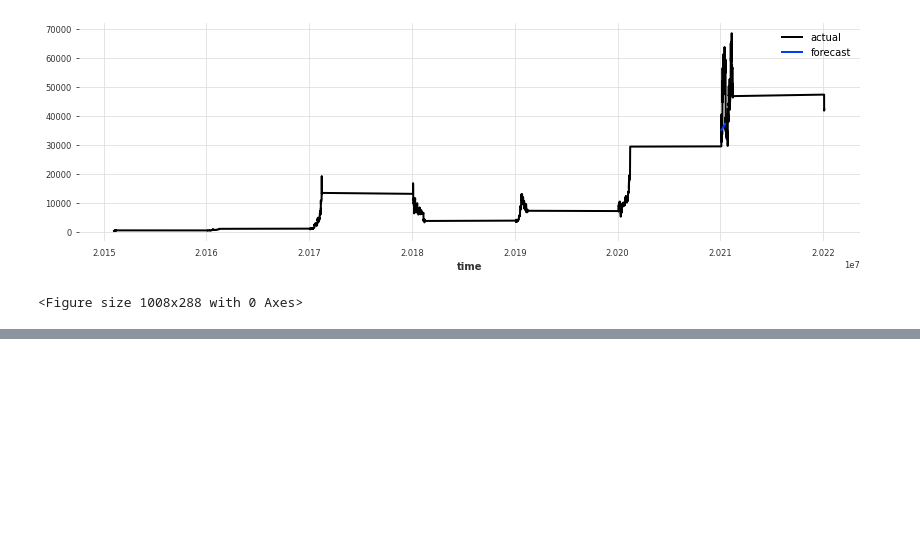
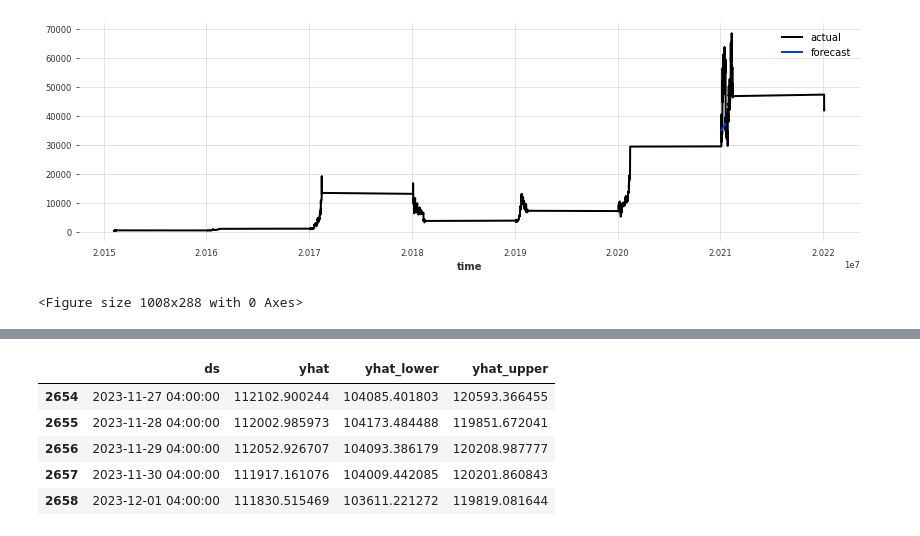
Before and after one commit to JonathanSuryadiputra/datascience-ca1, a Jupyter notebook: chiieong/CA.ipynb, the cells around one changed output, grey strips where cells are left out. Saved outputs shown, nothing was run; the diff lists cells and outputs as text; code cells hidden in the pictures; blank space fills up the shorter version.

```diff
--- a/chiieong/CA.ipynb
+++ b/chiieong/CA.ipynb
@@ -120,4 +109,4 @@ plt.show()
 # %%
-df = pd.read_csv("gemini_BTCUSD_day.csv", index_col='Date', parse_dates=['Date'], usecols = ['Date','Close'])
+df = pd.read_csv("gemini_BTCUSD_day.csv", usecols = ['Date','Close'])
 # %%
 df = df[::-1]
@@ -186,0 +160,10 @@ Name: Close, dtype: float64
+# %%
+forecast = m.predict(future)
+forecast[['ds', 'yhat', 'yhat_lower', 'yhat_upper']].tail()
+# %% [output]
+|  | ds | yhat | yhat_lower | yhat_upper |
+| 2654 | 2023-11-27 04:00:00 | 112102.900244 | 104085.401803 | 120593.366455 |
+| 2655 | 2023-11-28 04:00:00 | 112002.985973 | 104173.484488 | 119851.672041 |
+| 2656 | 2023-11-29 04:00:00 | 112052.926707 | 104093.386179 | 120208.987777 |
+| 2657 | 2023-11-30 04:00:00 | 111917.161076 | 104009.442085 | 120201.860843 |
+| 2658 | 2023-12-01 04:00:00 | 111830.515469 | 103611.221272 | 119819.081644 |
```
Also changed, not shown: parts of 15 cells of this notebook.
